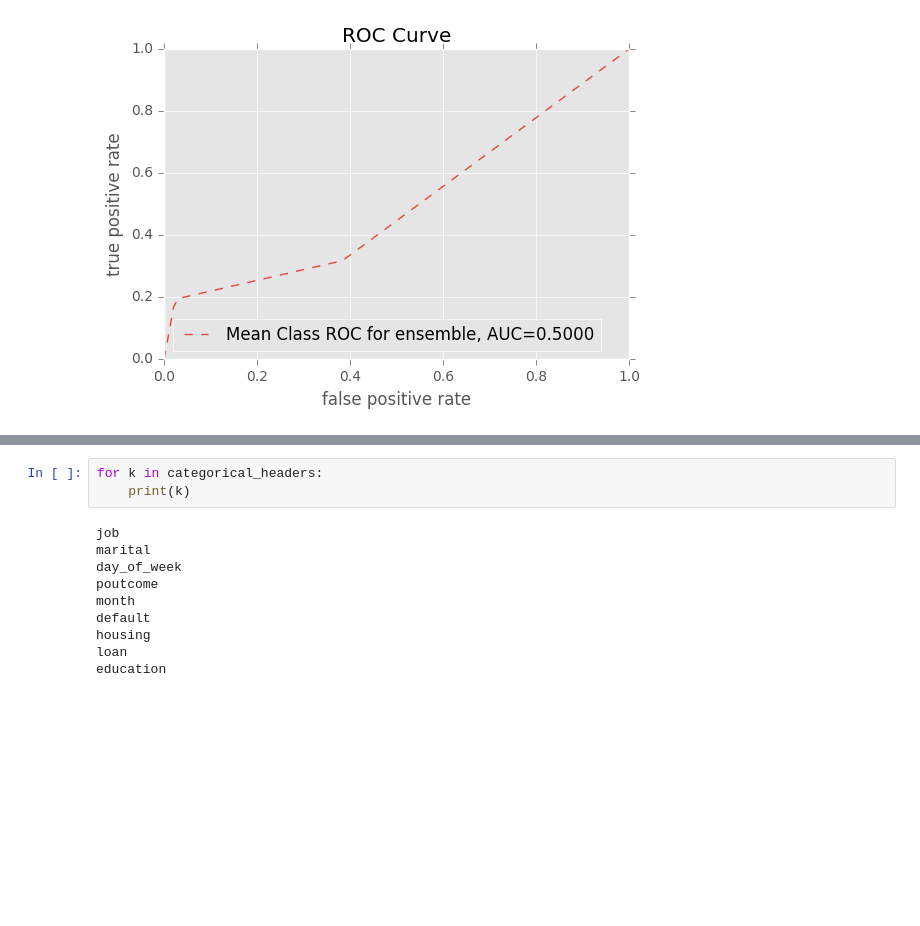
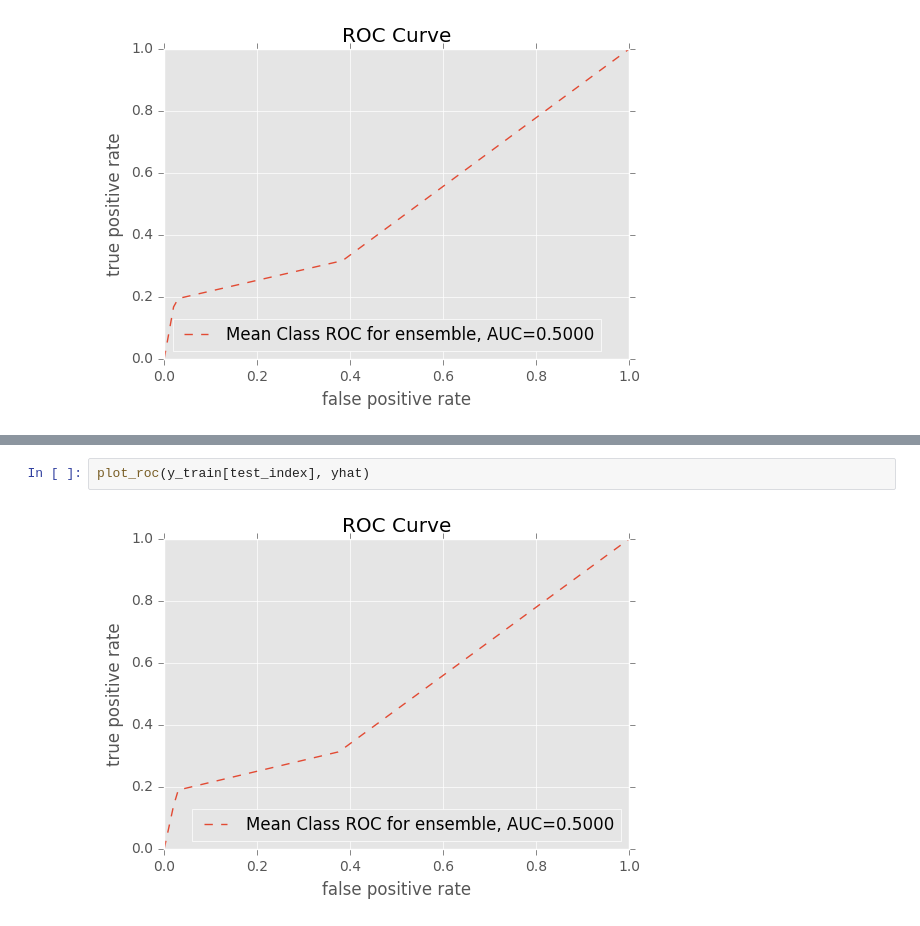
Before and after one commit to egabrielsen/MachineLearning, a Jupyter notebook: Lab07/Lab07-Danh.ipynb, the cells around one changed output, grey strips where cells are left out. Cells and saved outputs as stored; diff of their text form; blank space fills up the shorter version.

```diff
--- a/Lab07/Lab07-Danh.ipynb
+++ b/Lab07/Lab07-Danh.ipynb
@@ -578,13 +583,4 @@ KeyError: ''
-# %%
-for k in categorical_headers:
-    print(k)
-# %% [output]
-job
-marital
-day_of_week
-poutcome
-month
-default
-housing
-loan
-education
+# %%
+plot_roc(y_train[test_index], yhat)
+# %% [output]
+[figure, added]
```
Also changed, not shown: parts of 3 cells of this notebook.
